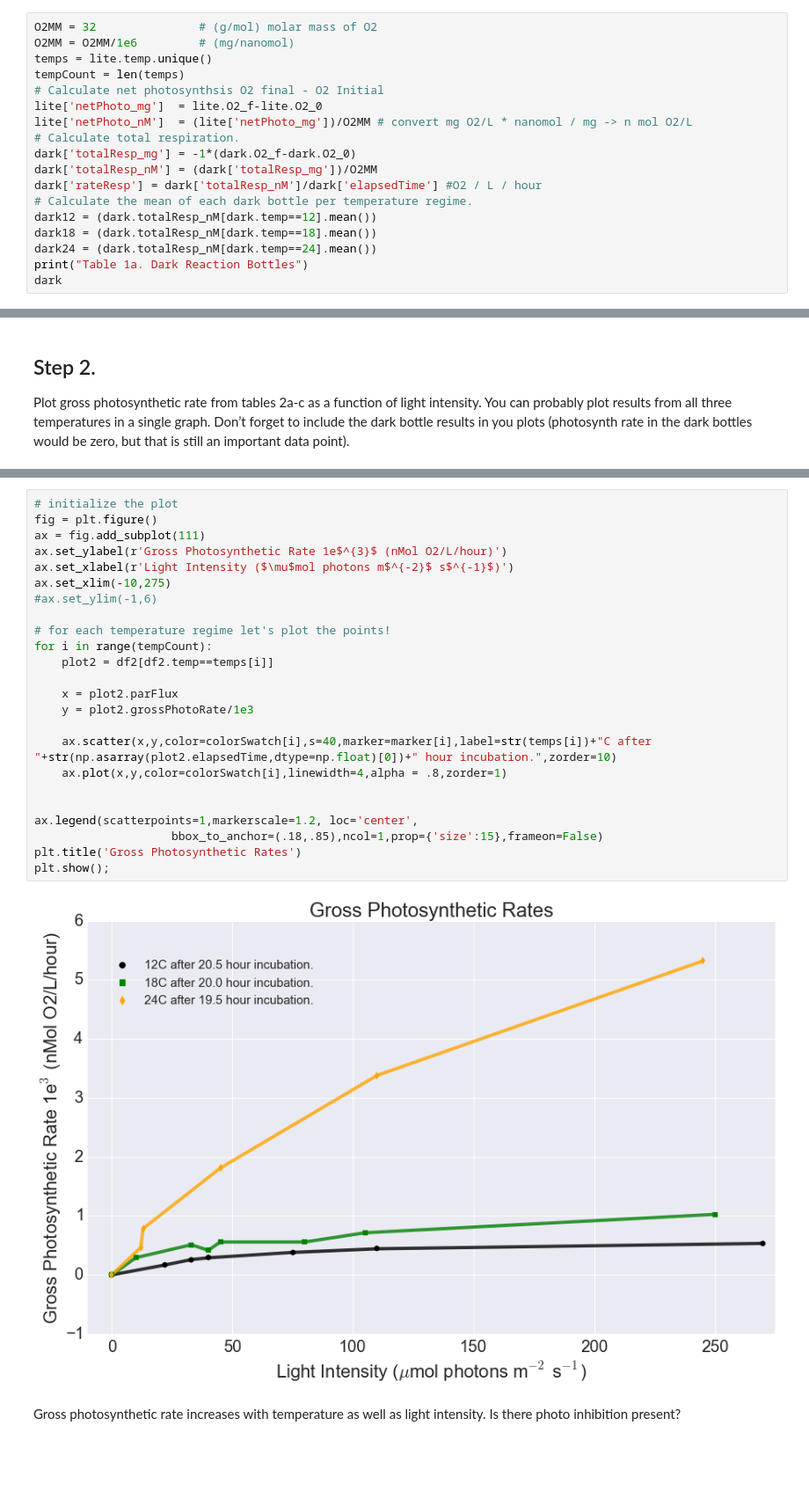
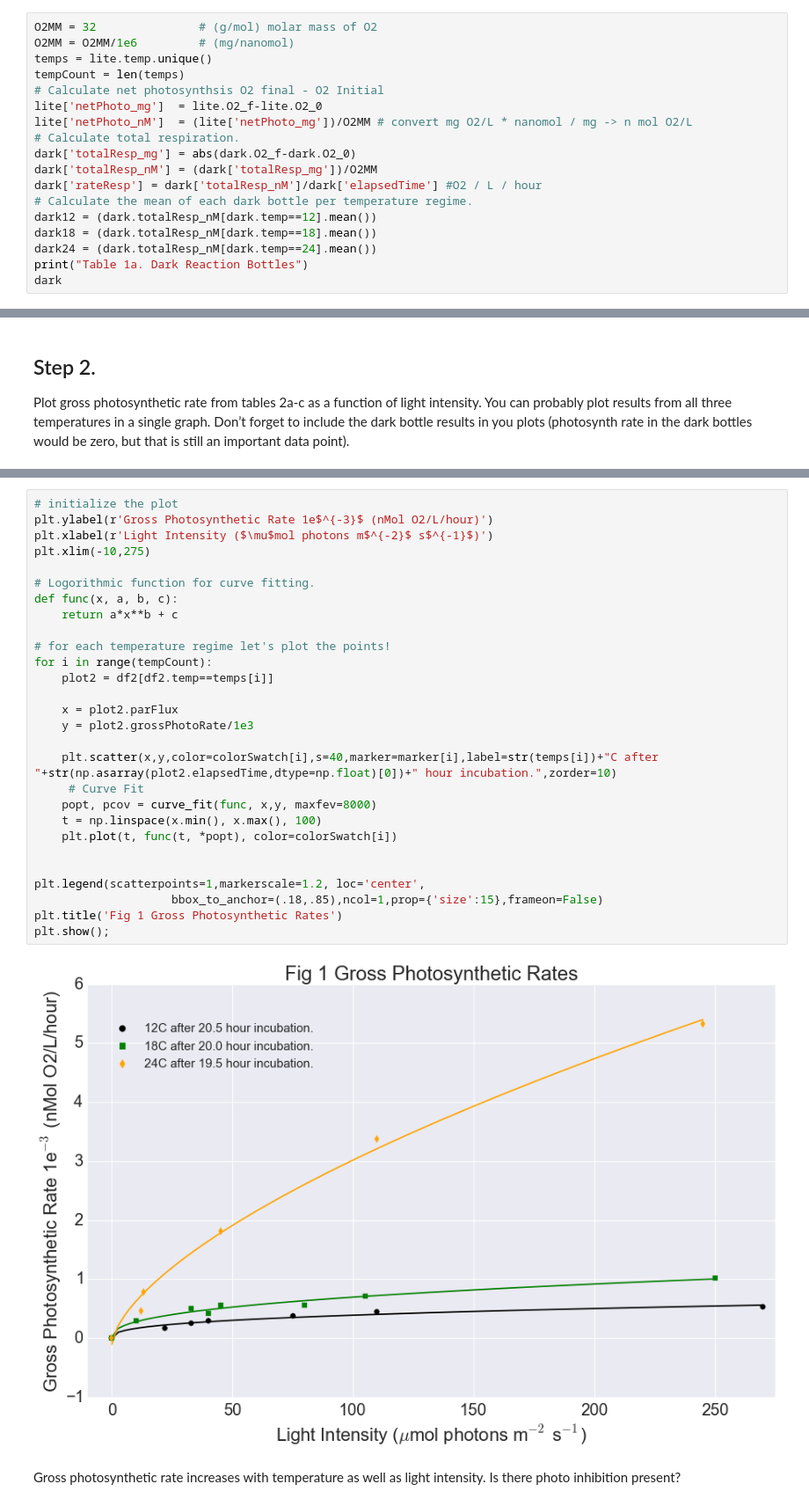
Before and after one commit to yinleon/biological-oceanography, a Jupyter notebook: light_dark_exp.ipynb, the cells around one changed output, grey strips where cells are left out. Shown: that part at 88% size. Cells and saved outputs as stored; diff of their text form; blank space fills up the shorter version.

```diff
--- a/light_dark_exp.ipynb
+++ b/light_dark_exp.ipynb
@@ -46,7 +48,7 @@ tempCount = len(temps)
 lite['netPhoto_mg']  = lite.O2_f-lite.O2_0
 lite['netPhoto_nM']  = (lite['netPhoto_mg'])/O2MM # convert mg O2/L * nanomol / mg -> n mol O2/L
 # Calculate total respiration.
-dark['totalResp_mg'] = -1*(dark.O2_f-dark.O2_0)
+dark['totalResp_mg'] = abs(dark.O2_f-dark.O2_0)
 dark['totalResp_nM'] = (dark['totalResp_mg'])/O2MM
 dark['rateResp'] = dark['totalResp_nM']/dark['elapsedTime'] #O2 / L / hour
 # Calculate the mean of each dark bottle per temperature regime.
@@ -148,30 +151,34 @@ Table 2. Gross Photosynthesis
 | 20 | 24 | 0.000001 | 19.5 | 8.28 | 5.42 | 0.00 | 0.0 | 0.000000 | 0.000001 |
 # %%
 # initialize the plot
-fig = plt.figure()
-ax = fig.add_subplot(111)
-ax.set_ylabel(r'Gross Photosynthetic Rate 1e$^{3}$ (nMol O2/L/hour)')
-ax.set_xlabel(r'Light Intensity ($\mu$mol photons m$^{-2}$ s$^{-1}$)')
-ax.set_xlim(-10,275)
-#ax.set_ylim(-1,6)
+plt.ylabel(r'Gross Photosynthetic Rate 1e$^{-3}$ (nMol O2/L/hour)')
+plt.xlabel(r'Light Intensity ($\mu$mol photons m$^{-2}$ s$^{-1}$)')
+plt.xlim(-10,275)
+
+# Logorithmic function for curve fitting.
+def func(x, a, b, c):
+    return a*x**b + c
 
 # for each temperature regime let's plot the points!
 for i in range(tempCount):
     plot2 = df2[df2.temp==temps[i]]
 
     x = plot2.parFlux
     y = plot2.grossPhotoRate/1e3
 
-    ax.scatter(x,y,color=colorSwatch[i],s=40,marker=marker[i],label=str(temps[i])+"C after "+str(np.asarray(plot2.elapsedTime,dtype=np.float)[0])+" hour incubation.",zorder=10)
-    ax.plot(x,y,color=colorSwatch[i],linewidth=4,alpha = .8,zorder=1)
+    plt.scatter(x,y,color=colorSwatch[i],s=40,marker=marker[i],label=str(temps[i])+"C after "+str(np.asarray(plot2.elapsedTime,dtype=np.float)[0])+" hour incubation.",zorder=10)
+     # Curve Fit
+    popt, pcov = curve_fit(func, x,y, maxfev=8000)
+    t = np.linspace(x.min(), x.max(), 100)
+    plt.plot(t, func(t, *popt), color=colorSwatch[i])
 
 
-ax.legend(scatterpoints=1,markerscale=1.2, loc='center',
+plt.legend(scatterpoints=1,markerscale=1.2, loc='center',
                     bbox_to_anchor=(.18,.85),ncol=1,prop={'size':15},frameon=False)
-plt.title('Gross Photosynthetic Rates')
+plt.title('Fig 1 Gross Photosynthetic Rates')
 plt.show();
 # %% [output]
-[figure, old version]
+[figure, new version]
 # %% [markdown]
 Gross photosynthetic rate increases with temperature as well as light intensity. Is there photo inhibition present?
 # %% [markdown]
```
Also changed, not shown: parts of 15 cells of this notebook.
